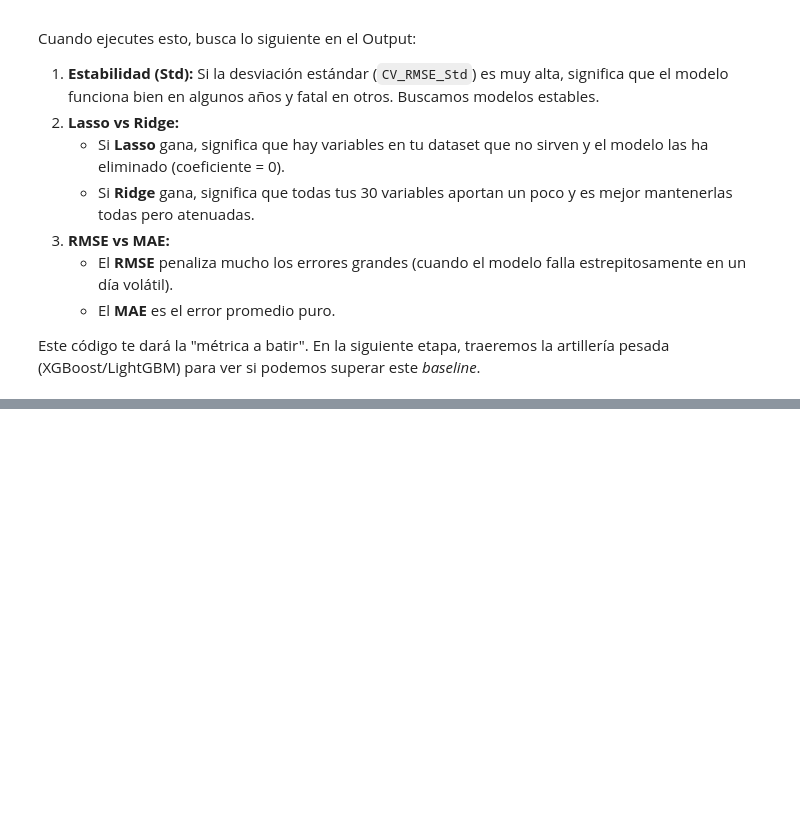
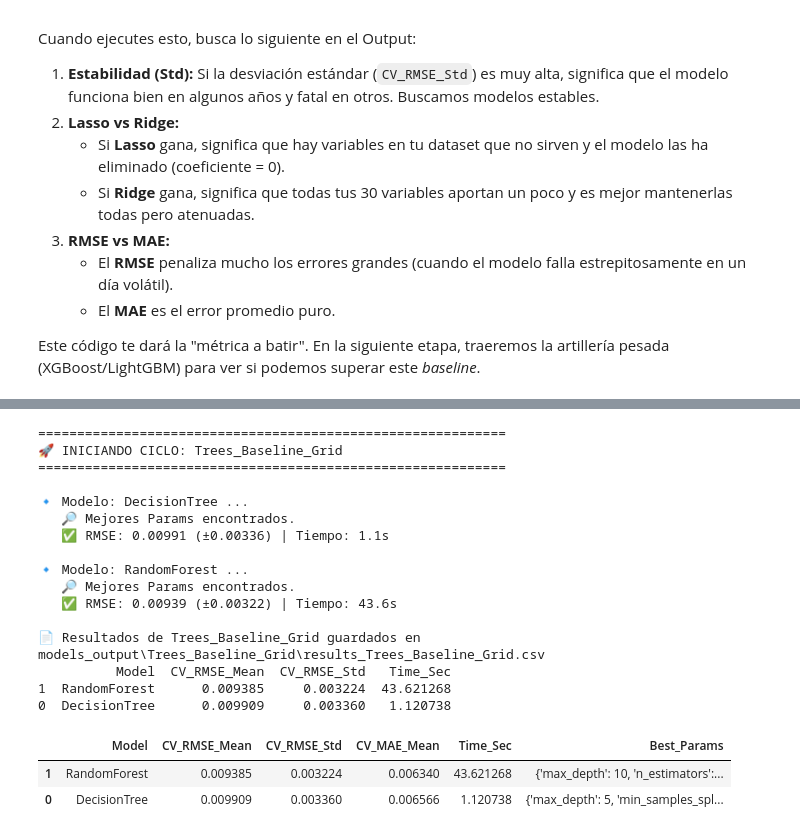
Before and after one commit to sebastianmalbaceda/gold-price-prediction, a Jupyter notebook: notebooks/gold-price-prediction.ipynb, the cells around one changed output, grey strips where cells are left out. Cells and saved outputs as stored; diff of their text form; code cells hidden in the pictures; blank space fills up the shorter version.

```diff
--- a/notebooks/gold-price-prediction.ipynb
+++ b/notebooks/gold-price-prediction.ipynb
@@ -4875,0 +4922,22 @@ Cargando datos de Test...
+# %%
+run_training_cycle(models_trees_grid, "Trees_Baseline_Grid")
+# %% [output]
+============================================================
+🚀 INICIANDO CICLO: Trees_Baseline_Grid
+============================================================
+
+🔹 Modelo: DecisionTree ...
+   🔎 Mejores Params encontrados.
+   ✅ RMSE: 0.00991 (±0.00336) | Tiempo: 1.1s
+
+🔹 Modelo: RandomForest ...
+   🔎 Mejores Params encontrados.
+   ✅ RMSE: 0.00939 (±0.00322) | Tiempo: 43.6s
+
+📄 Resultados de Trees_Baseline_Grid guardados en models_output\Trees_Baseline_Grid\results_Trees_Baseline_Grid.csv
+          Model  CV_RMSE_Mean  CV_RMSE_Std   Time_Sec
+1  RandomForest      0.009385     0.003224  43.621268
+0  DecisionTree      0.009909     0.003360   1.120738
+|  | Model | CV_RMSE_Mean | CV_RMSE_Std | CV_MAE_Mean | Time_Sec | Best_Params |
+| 1 | RandomForest | 0.009385 | 0.003224 | 0.006340 | 43.621268 | {'max_depth': 10, 'n_estimators':... |
+| 0 | DecisionTree | 0.009909 | 0.003360 | 0.006566 | 1.120738 | {'max_depth': 5, 'min_samples_spl... |
```
Also changed, not shown: parts of 21 cells of this notebook, 1 other file.
